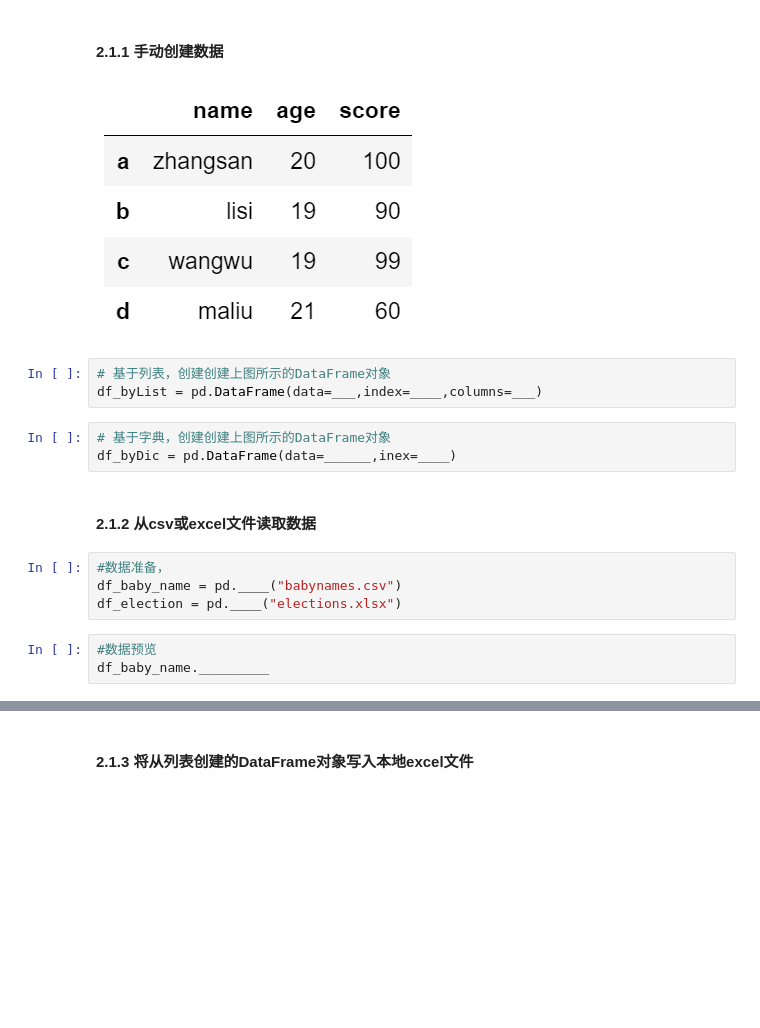
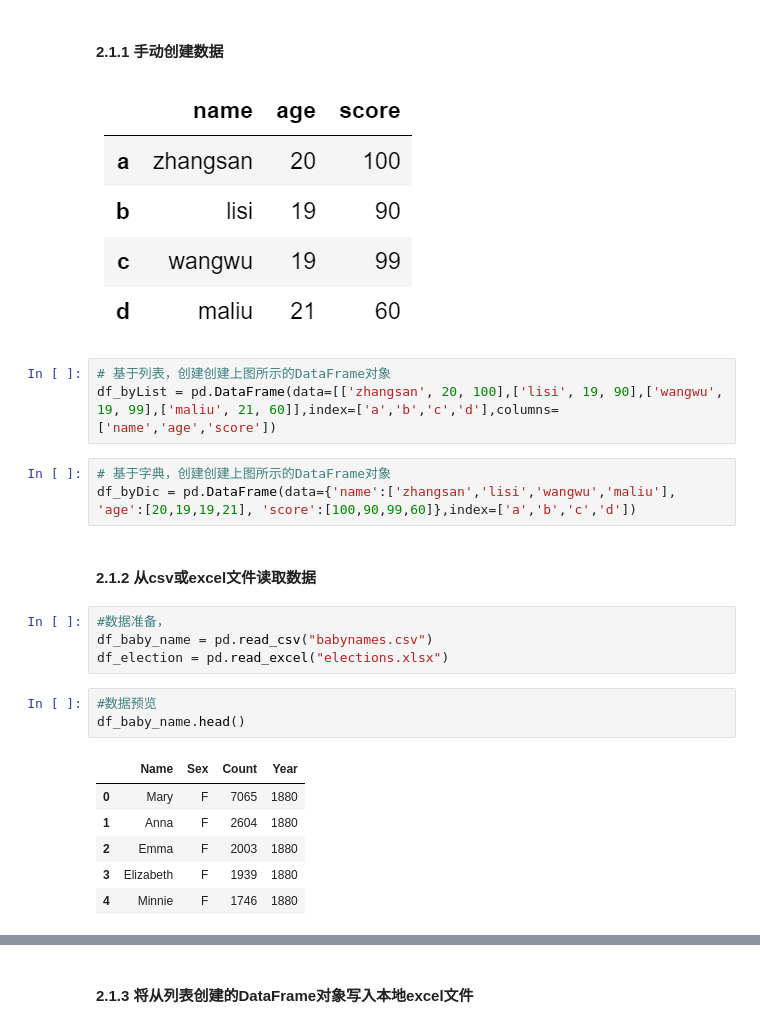
Before and after one commit to LiquMouse/Python-Programming-Homework, a Jupyter notebook: exp8/experiment_8.ipynb, the cells around one changed output, grey strips where cells are left out. Saved outputs shown, nothing was run; the diff lists cells and outputs as text; blank space fills up the shorter version.

```diff
--- a/exp8/experiment_8.ipynb
+++ b/exp8/experiment_8.ipynb
@@ -70,18 +77,25 @@ np.random.……
 <img src="embedded-picture-1" alt=""/>
 # %%
 # 基于列表，创建创建上图所示的DataFrame对象
-df_byList = pd.DataFrame(data=___,index=____,columns=___)
+df_byList = pd.DataFrame(data=[['zhangsan', 20, 100],['lisi', 19, 90],['wangwu', 19, 99],['maliu', 21, 60]],index=['a','b','c','d'],columns=['name','age','score'])
-# %%
-# 基于字典，创建创建上图所示的DataFrame对象
-df_byDic = pd.DataFrame(data=______,inex=____)
+# %%
+# 基于字典，创建创建上图所示的DataFrame对象
+df_byDic = pd.DataFrame(data={'name':['zhangsan','lisi','wangwu','maliu'], 'age':[20,19,19,21], 'score':[100,90,99,60]},index=['a','b','c','d'])
 # %% [markdown]
 #### 2.1.2 从csv或excel文件读取数据
 # %%
 #数据准备，
-df_baby_name = pd.____("babynames.csv")
-df_election = pd.____("elections.xlsx")
+df_baby_name = pd.read_csv("babynames.csv")
+df_election = pd.read_excel("elections.xlsx")
 # %%
 #数据预览
-df_baby_name._________
+df_baby_name.head()
+# %% [output]
+|  | Name | Sex | Count | Year |
+| 0 | Mary | F | 7065 | 1880 |
+| 1 | Anna | F | 2604 | 1880 |
+| 2 | Emma | F | 2003 | 1880 |
+| 3 | Elizabeth | F | 1939 | 1880 |
+| 4 | Minnie | F | 1746 | 1880 |
 # %%
 #数据基本信息
```
Also changed, not shown: parts of 8 cells of this notebook, 1 other file.
